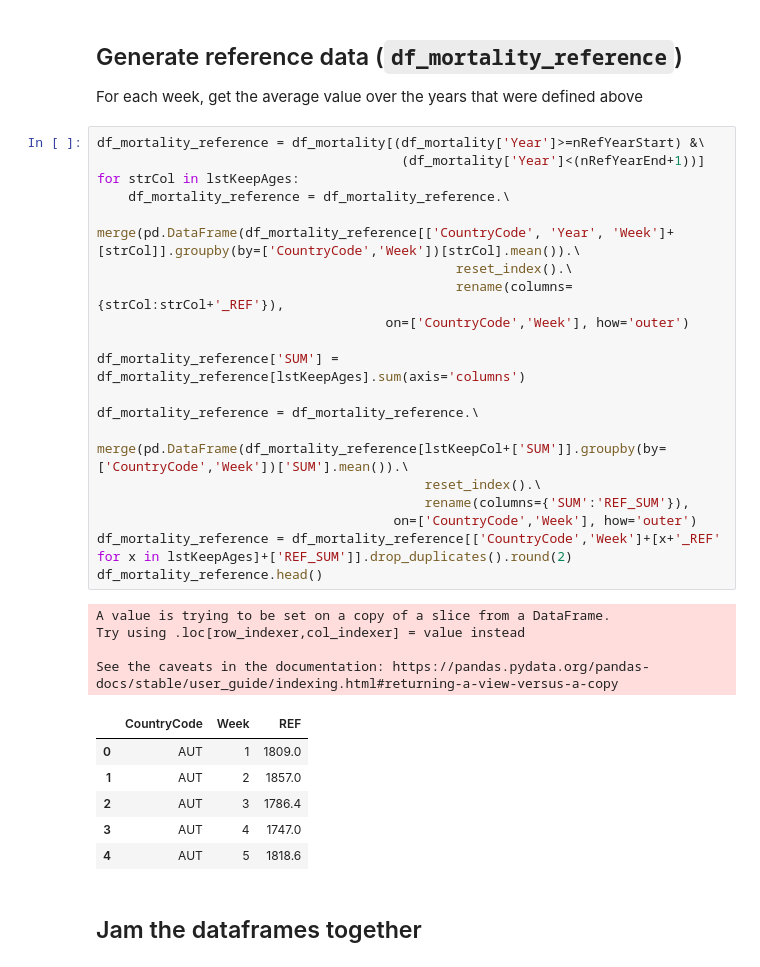
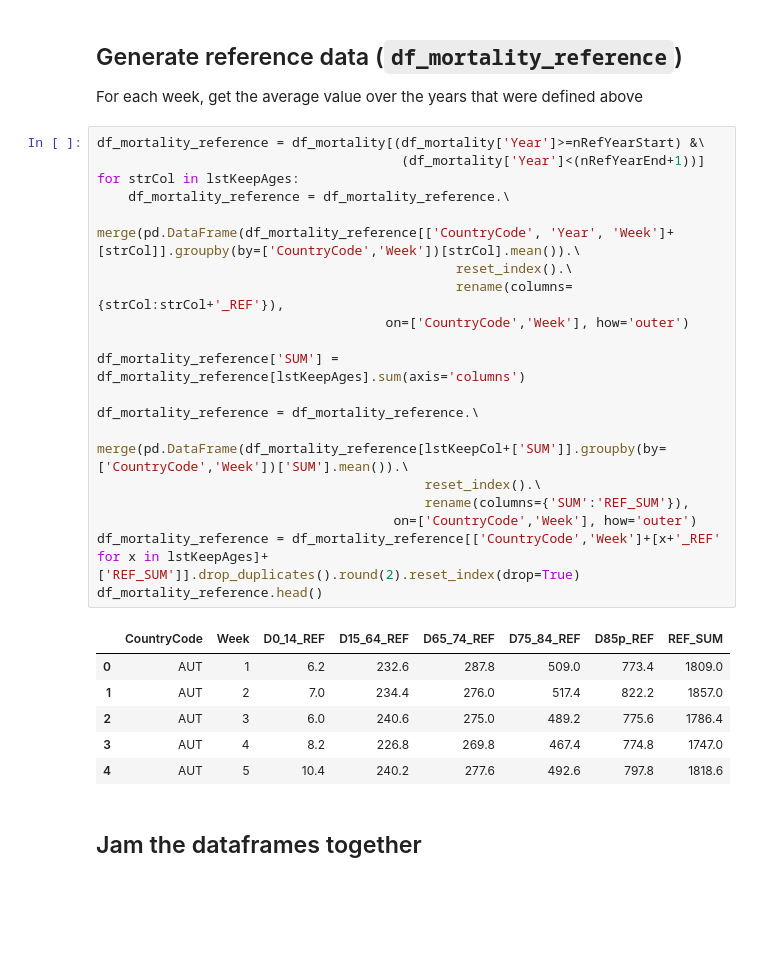
Before and after one commit to therealthaibinh/jupyter_notebooks, a Jupyter notebook: Excess_mortality_analysis.ipynb, the cells around one changed output. Saved outputs shown, nothing was run; the diff lists cells and outputs as text; blank space fills up the shorter version.

```diff
--- a/Excess_mortality_analysis.ipynb
+++ b/Excess_mortality_analysis.ipynb
@@ -161,33 +161,29 @@ For each week, get the average value over the years that were defined above
 # %%
 df_mortality_reference = df_mortality[(df_mortality['Year']>=nRefYearStart) &\
                                        (df_mortality['Year']<(nRefYearEnd+1))]
 for strCol in lstKeepAges:
     df_mortality_reference = df_mortality_reference.\
                                 merge(pd.DataFrame(df_mortality_reference[['CountryCode', 'Year', 'Week']+[strCol]].groupby(by=['CountryCode','Week'])[strCol].mean()).\
                                               reset_index().\
                                               rename(columns={strCol:strCol+'_REF'}),
                                      on=['CountryCode','Week'], how='outer')
 
 df_mortality_reference['SUM'] = df_mortality_reference[lstKeepAges].sum(axis='columns')
 
 df_mortality_reference = df_mortality_reference.\
                                 merge(pd.DataFrame(df_mortality_reference[lstKeepCol+['SUM']].groupby(by=['CountryCode','Week'])['SUM'].mean()).\
                                           reset_index().\
                                           rename(columns={'SUM':'REF_SUM'}),
                                       on=['CountryCode','Week'], how='outer')
-df_mortality_reference = df_mortality_reference[['CountryCode','Week']+[x+'_REF' for x in lstKeepAges]+['REF_SUM']].drop_duplicates().round(2)
+df_mortality_reference = df_mortality_reference[['CountryCode','Week']+[x+'_REF' for x in lstKeepAges]+['REF_SUM']].drop_duplicates().round(2).reset_index(drop=True)
 df_mortality_reference.head()
 # %% [output]
-A value is trying to be set on a copy of a slice from a DataFrame.
-Try using .loc[row_indexer,col_indexer] = value instead
-
-See the caveats in the documentation: https://pandas.pydata.org/pandas-docs/stable/user_guide/indexing.html#returning-a-view-versus-a-copy
-|  | CountryCode | Week | REF |
-| 0 | AUT | 1 | 1809.0 |
-| 1 | AUT | 2 | 1857.0 |
-| 2 | AUT | 3 | 1786.4 |
-| 3 | AUT | 4 | 1747.0 |
-| 4 | AUT | 5 | 1818.6 |
+|  | CountryCode | Week | D0_14_REF | D15_64_REF | D65_74_REF | D75_84_REF | D85p_REF | REF_SUM |
+| 0 | AUT | 1 | 6.2 | 232.6 | 287.8 | 509.0 | 773.4 | 1809.0 |
+| 1 | AUT | 2 | 7.0 | 234.4 | 276.0 | 517.4 | 822.2 | 1857.0 |
+| 2 | AUT | 3 | 6.0 | 240.6 | 275.0 | 489.2 | 775.6 | 1786.4 |
+| 3 | AUT | 4 | 8.2 | 226.8 | 269.8 | 467.4 | 774.8 | 1747.0 |
+| 4 | AUT | 5 | 10.4 | 240.2 | 277.6 | 492.6 | 797.8 | 1818.6 |
 # %% [markdown]
 ## Jam the dataframes together
 # %%
```
Also changed, not shown: parts of 2 cells of this notebook.
